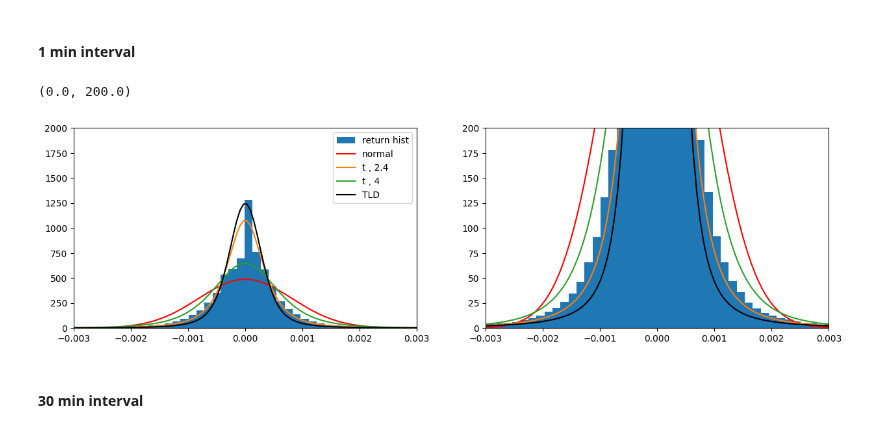
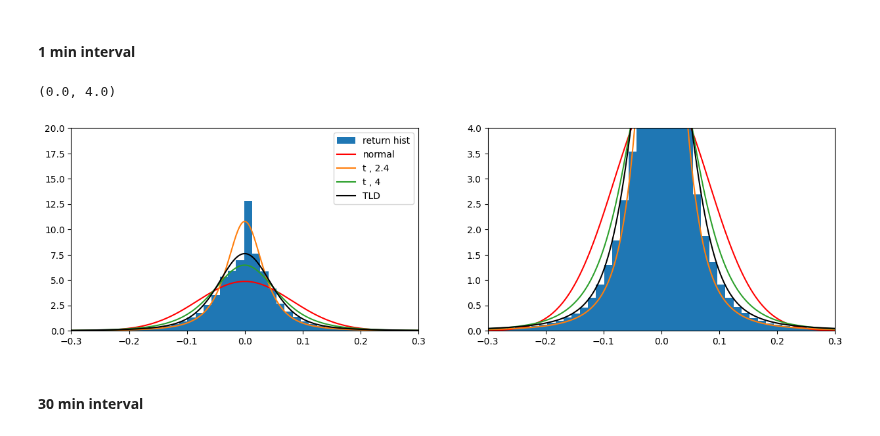
Before and after one commit to std92050/AMM, a Jupyter notebook: Examples and tools/XRP price stats exercise.ipynb, the cells around one changed output. Cells and saved outputs as stored; diff of their text form; code cells hidden in the pictures.

```diff
--- a/Examples and tools/XRP price stats exercise.ipynb
+++ b/Examples and tools/XRP price stats exercise.ipynb
@@ -46,7 +73,8 @@ def a_mu_constant(A,mu):
 
 # 定義TLD的傅立葉轉換 abs(x)<< 1/alpha: Levy abs(x)>1/alpha : exponential decay
 def inverse_fourier_integrand(z, x, A, mu,alpha):
-    return np.exp(-1j * x * z) * np.exp(-a_mu_constant(A,mu) * ((alpha**2 + z**2)**(mu/2) * np.cos(mu * np.arctan(abs(z) / alpha)) - alpha**mu) / np.cos(np.pi * mu/2))
+    return np.exp(-1j * x * z) * np.exp(-a_mu_constant(A,mu) * ((alpha**2 + z**2)**(mu/2) *
+                                                                np.cos(mu * np.arctan(abs(z) / alpha)) - alpha**mu) / np.cos(np.pi * mu/2))
 
 
 # 定義傅立葉反轉換來計算TLD的PDF
@@ -135,0 +145,21 @@ plt.legend()
+# %%
+sigma=np.std(100*r_array)
+mu = np.mean(100*r_array)
+
+x_array = np.linspace(-0.3,0.3,1000)
+TLD = TLD_pdf(x_array, A=sigma/4, mu=1.5, alpha=1)
+TLD_cdf = cdf(x_array,TLD)
+
+plt.figure(figsize=(10,6))
+plt.xscale('log')
+plt.yscale('log')
+plt.xlim(10**(-3),1)
+plt.ylim(10**(-1),1)
+plt.ecdf(100*r_array,complementary=True,ls='--',label='empirical distribution')
+plt.ecdf(100*r_array30,complementary=True,ls='--',label='empirical distribution 30')
+plt.plot(x_array,1-sci.stats.norm.cdf(x_array,mu,sigma),label='normal')
+
+plt.plot(x_array,1-TLD_cdf,label='TLD')
+plt.plot(x_array,1-sci.stats.t.cdf(x_array, 2.4, 0,sigma*np.sqrt( (2.4-2)/2.4 )),label='t dof=2.4')
+plt.plot(x_array,1-sci.stats.t.cdf(x_array, 4, 0,sigma*np.sqrt( (4-2)/4 )),label='t dof=4')
+plt.legend()
@@ -181,28 +207,28 @@ plt.legend()
 # %%
 
 fig,ax=plt.subplots(1,2,figsize=(15,4))
-ax[0].hist(r_array,bins=1000,density=True,label="return hist")
+ax[0].hist(100*r_array,bins=1000,density=True,label="return hist")
 normal = sci.stats.norm.pdf(x_array,mu,sigma)
 t_2 = sci.stats.t.pdf(x_array, 2.4, 0,sigma*np.sqrt( (2.4-2)/2.4 ))
 t_4 = sci.stats.t.pdf(x_array, 4, 0,sigma*np.sqrt( (4-2)/4 ))
 ax[0].plot(x_array,normal,color='r',label="normal")
 ax[0].plot(x_array, t_2, label='t , 2.4')
 ax[0].plot(x_array, t_4, label='t , 4')
 ax[0].plot(x_array, TLD, label='TLD',color='black')
 
 ax[0].legend()
-ax[0].set_xlim(-0.003,0.003)
-ax[0].set_ylim(0,2000)
+ax[0].set_xlim(-0.3,0.3)
+ax[0].set_ylim(0,20)
 
-ax[1].hist(r_array,bins=1000,density=True,label="return hist")
+ax[1].hist(100*r_array,bins=1000,density=True,label="return hist")
 ax[1].plot(x_array,normal,color='r',label="normal")
 ax[1].plot(x_array, t_2, label='t , 2.4')
 ax[1].plot(x_array, t_4, label='t , 4')
 ax[1].plot(x_array, TLD, label='TLD',color='black')
-ax[1].set_xlim(-0.003,0.003)
-ax[1].set_ylim(0,200)
+ax[1].set_xlim(-0.3,0.3)
+ax[1].set_ylim(0,4)
 # %% [output]
-(0.0, 200.0)
+(0.0, 4.0)
-[figure, old version]
+[figure, new version]
 # %% [markdown]
 #### 30 min interval
```
Also changed, not shown: parts of 12 cells of this notebook, 3 other files.
